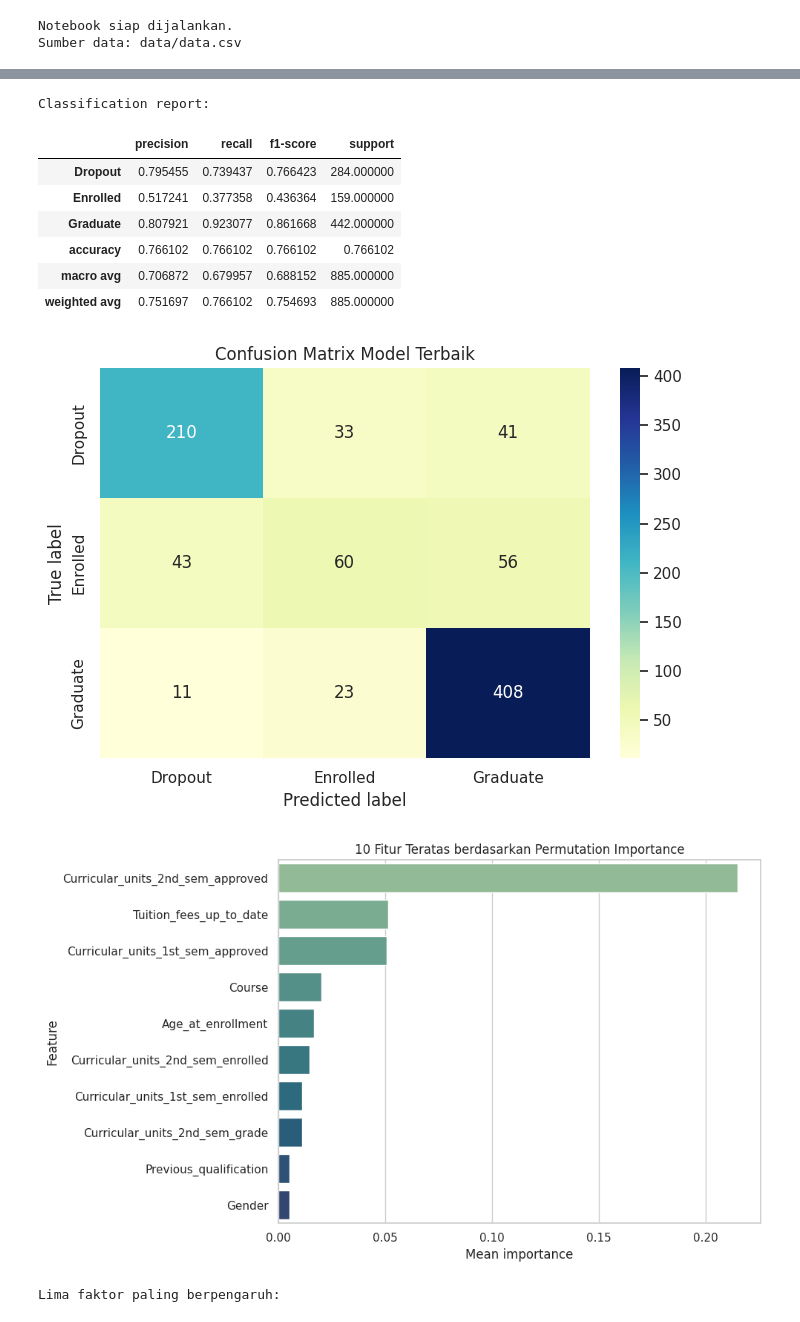
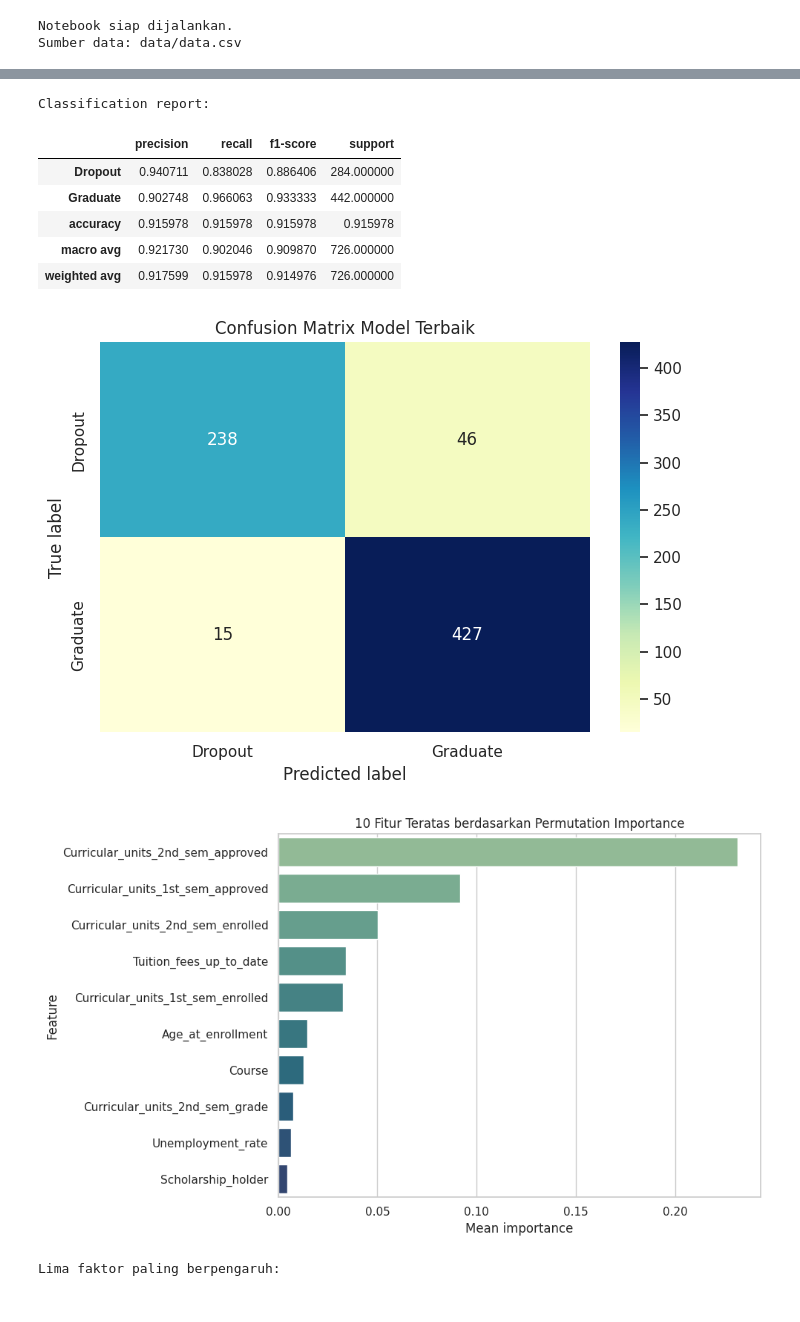
Before and after one commit to mergeconflictlover/menyelesaikan_permasalahan_institusi_pendidikan, a Jupyter notebook: notebook.ipynb, the cells around one changed output, grey strips where cells are left out. Cells and saved outputs as stored; diff of their text form; code cells hidden in the pictures.

Commit message:
Convert project to binary dropout-vs-graduate workflow

```diff
--- a/notebook.ipynb
+++ b/notebook.ipynb
@@ -132,0 +52,20 @@ Agar pemahaman data tidak hanya berhenti pada dimensi dataset dan distribusi tar
+# %%
+df_raw = pd.read_csv(DATA_PATH, sep=';', encoding='utf-8-sig').rename(columns={'Status': 'Target'})
+df = df_raw[df_raw['Target'].isin(['Dropout', 'Graduate'])].copy()
+
+print('Dimensi dataset awal:', df_raw.shape)
+print('Dimensi dataset final (Dropout + Graduate):', df.shape)
+print('Jumlah data Enrolled yang dikeluarkan:', int((df_raw['Target'] == 'Enrolled').sum()))
+print('\nLima baris pertama data final:')
+display(df.head())
+
+print('\nDistribusi target pada data final:')
+display(df['Target'].value_counts().to_frame('count'))
+
+print('\nTipe data:')
+display(df.dtypes.to_frame('dtype').T)
+
+missing_summary = df.isna().sum().sort_values(ascending=False)
+duplicate_count = int(df.duplicated().sum())
+print(f'Jumlah data duplikat pada data final: {duplicate_count}')
+print(f'Total missing value pada data final: {int(missing_summary.sum())}')
@@ -417,6 +391,7 @@ feature_importance = pd.DataFrame({
 summary = {
     'row_count': int(df.shape[0]),
     'column_count': int(df.shape[1]),
+    'raw_row_count': int(df_raw.shape[0]),
     'duplicate_count': int(df.duplicated().sum()),
     'missing_total': int(df.isna().sum().sum()),
     'target_distribution': {k: int(v) for k, v in df['Target'].value_counts().to_dict().items()},
@@ -437,40 +412,39 @@ feature_importance.to_csv(MODEL_DIR / 'feature_importance.csv', index=False)
 
 print('Classification report:')
 display(report_df)
 
 plt.figure(figsize=(7, 5))
 sns.heatmap(cm, annot=True, fmt='d', cmap='YlGnBu', xticklabels=best_pipeline.classes_, yticklabels=best_pipeline.classes_)
 plt.title('Confusion Matrix Model Terbaik')
 plt.xlabel('Predicted label')
 plt.ylabel('True label')
 plt.tight_layout()
 plt.show()
 
 plt.figure(figsize=(10, 6))
 sns.barplot(data=feature_importance.head(10), x='importance_mean', y='feature', palette='crest')
 plt.title('10 Fitur Teratas berdasarkan Permutation Importance')
 plt.xlabel('Mean importance')
 plt.ylabel('Feature')
 plt.tight_layout()
 plt.show()
 
 print('Lima faktor paling berpengaruh:')
 display(feature_importance.head(5))
 
 print('Kesimpulan evaluasi:')
 print(f"- Model terbaik: {best_model_name}")
 print(f"- Accuracy: {results[best_model_name]['accuracy']}")
 print(f"- Weighted F1-score: {results[best_model_name]['f1_weighted']}")
 # %% [output]
 Classification report:
 |  | precision | recall | f1-score | support |
-| Dropout | 0.795455 | 0.739437 | 0.766423 | 284.000000 |
-| Enrolled | 0.517241 | 0.377358 | 0.436364 | 159.000000 |
-| Graduate | 0.807921 | 0.923077 | 0.861668 | 442.000000 |
-| accuracy | 0.766102 | 0.766102 | 0.766102 | 0.766102 |
-| macro avg | 0.706872 | 0.679957 | 0.688152 | 885.000000 |
-| weighted avg | 0.751697 | 0.766102 | 0.754693 | 885.000000 |
+| Dropout | 0.940711 | 0.838028 | 0.886406 | 284.000000 |
+| Graduate | 0.902748 | 0.966063 | 0.933333 | 442.000000 |
+| accuracy | 0.915978 | 0.915978 | 0.915978 | 0.915978 |
+| macro avg | 0.921730 | 0.902046 | 0.909870 | 726.000000 |
+| weighted avg | 0.917599 | 0.915978 | 0.914976 | 726.000000 |
-[figure, old version]
+[figure, new version]
-[figure, old version]
+[figure, new version]
 Lima faktor paling berpengaruh:
 |  | feature | importance_mean | importance_std |
```
Also changed, not shown: parts of 33 cells of this notebook, 6 other files.
